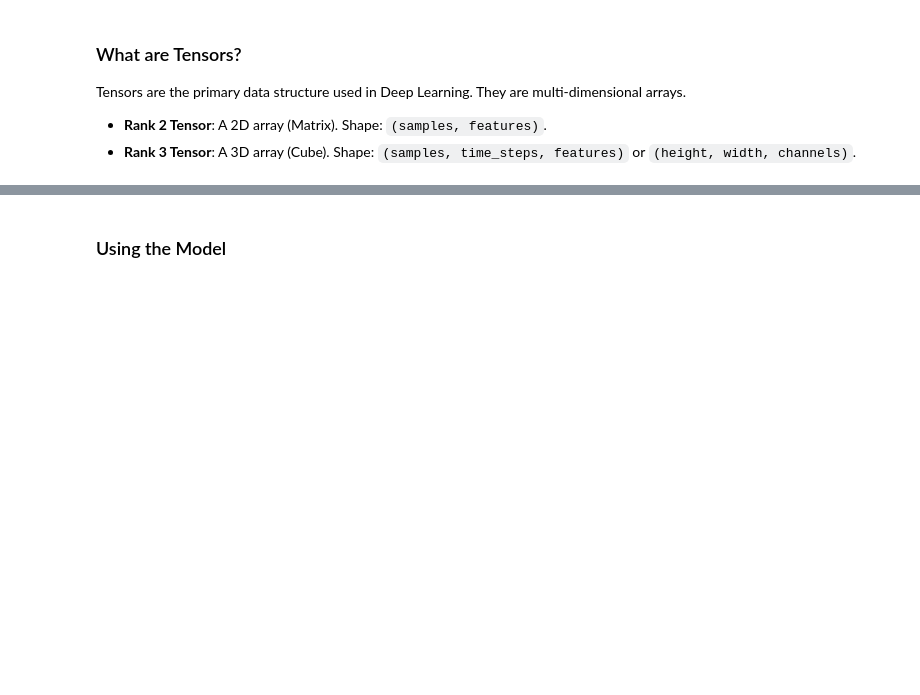
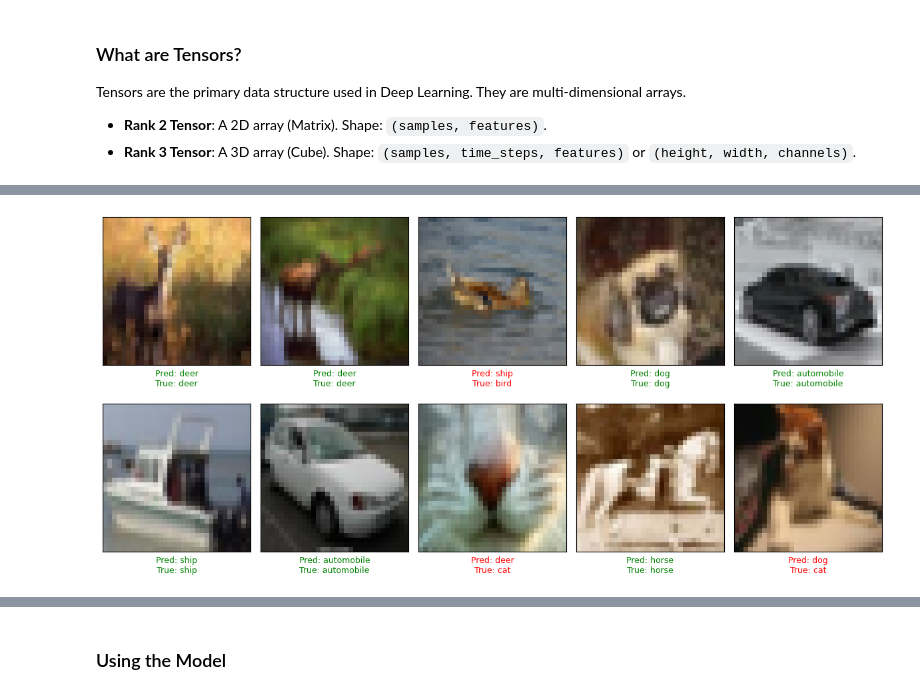
Before and after one commit to mohd-faizy/applied-deep-learning-keras, a Jupyter notebook: 04_Autoencoders.ipynb, the cells around one changed output, grey strips where cells are left out. Cells and saved outputs as stored; diff of their text form; code cells hidden in the pictures; blank space fills up the shorter version.

```diff
--- a/04_Autoencoders.ipynb
+++ b/04_Autoencoders.ipynb
@@ -216,0 +681,11 @@ model_cnn.summary()
+# %%
+# -----------------------------------------------------
+# 6. Train the CNN
+# -----------------------------------------------------
+model.fit(
+    x_train,
+    y_train,
+    epochs=5,
+    batch_size=32,
+    validation_data=(x_test, y_test),
+    verbose=1)
@@ -216,0 +706,72 @@ model_cnn.summary()
+# %%
+import numpy as np
+import matplotlib.pyplot as plt
+import seaborn as sns
+from sklearn.metrics import confusion_matrix, classification_report
+
+# -----------------------------------------------------
+# 7. Evaluate on Test Data
+# -----------------------------------------------------
+test_loss, test_acc = model.evaluate(x_test, y_test, verbose=2)
+print(f'\nTest accuracy: {test_acc:.4f}')
+
+# -----------------------------------------------------
+# 8. Generate Predictions
+# -----------------------------------------------------
+# Get probability distributions
+predictions = model.predict(x_test)
+
+# Convert probabilities to class labels (0-9)
+predicted_classes = np.argmax(predictions, axis=1)
+
+# Flatten y_test to match predicted_classes shape
+y_true = y_test.flatten()
+
+
+# -----------------------------------------------------
+# 9. Visualize Predictions
+# -----------------------------------------------------
+class_names = ['airplane', 'automobile', 'bird', 'cat', 'deer',
+               'dog', 'frog', 'horse', 'ship', 'truck']
+
+def plot_sample_predictions(x, y_true, y_pred, classes, num_samples=10):
+    plt.figure(figsize=(12, 6))
+    # Pick random indices
+    indices = np.random.choice(len(x), num_samples, replace=False)
+
+    for i, idx in enumerate(indices):
+        plt.subplot(2, 5, i + 1)
+        plt.imshow(x[idx])
+        plt.xticks([])
+        plt.yticks([])
+
+        true_label = classes[y_true[idx]]
+        pred_label = classes[y_pred[idx]]
+
+        # Green for correct, Red for wrong
+        color = 'green' if true_label == pred_label else 'red'
+        plt.xlabel(f"Pred: {pred_label}\nTrue: {true_label}", color=color, fontsize=9)
+
+    plt.tight_layout()
+    plt.show()
+
+plot_sample_predictions(x_test, y_true, predicted_classes, class_names)
+
+
+# -----------------------------------------------------
+# 10. Confusion Matrix
+# -----------------------------------------------------
+cm = confusion_matrix(y_true, predicted_classes)
+
+plt.figure(figsize=(10, 8))
+sns.heatmap(cm, annot=True, fmt='d', cmap='Blues',
+            xticklabels=class_names, yticklabels=class_names)
+plt.xlabel('Predicted Label')
+plt.ylabel('True Label')
+plt.title('Confusion Matrix')
+plt.show()
+
+# Print detailed Classification Report (Precision, Recall, F1)
+print("\nClassification Report:\n")
+print(classification_report(y_true, predicted_classes, target_names=class_names))
+# %% [output]
@@ -216,0 +782 @@ model_cnn.summary()
+[figure, added]
```
Also changed, not shown: parts of 47 cells of this notebook, 1 other file.
